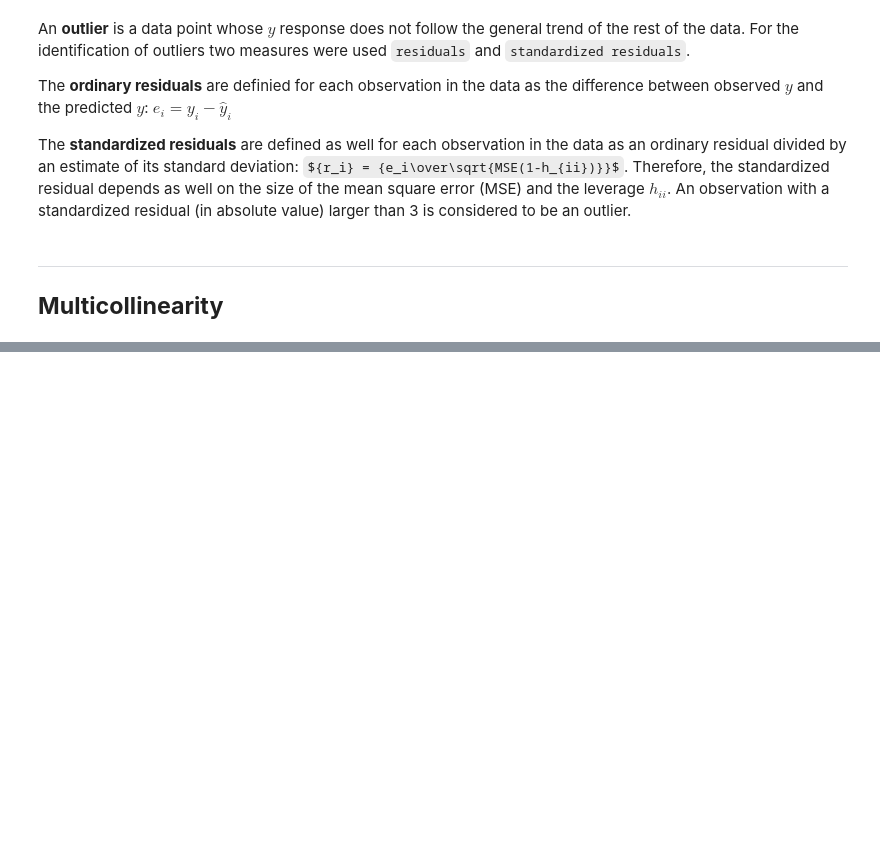
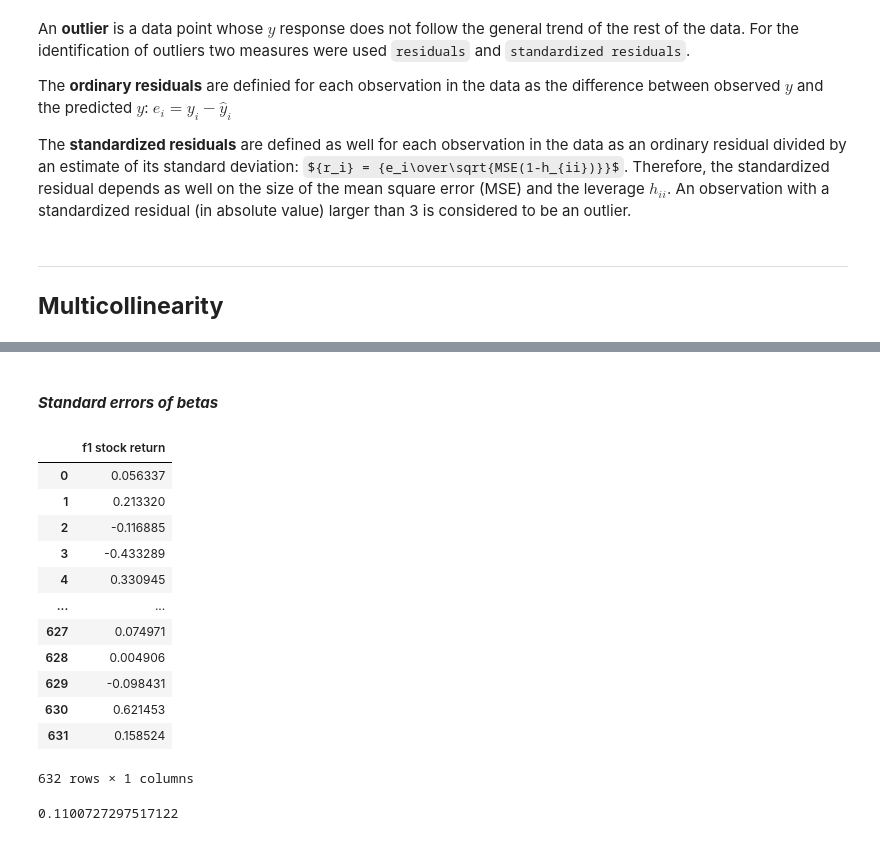
Before and after one commit to myrosandrade89/IA2_Module5, a Jupyter notebook: first_evidence/main.ipynb, the cells around one changed output, grey strips where cells are left out. Drawn from its saved outputs; the diff is of its cells as text; code cells hidden in the pictures; some formulas as TeX source; blank space fills up the shorter version.

```diff
--- a/first_evidence/main.ipynb
+++ b/first_evidence/main.ipynb
@@ -226,0 +329,5 @@ The **standardized residuals** are defined as well for each observation in the d
+# %%
+# Defining the variables
+y_variable = x[['f1 stock return']]
+x_variables = x[['medium firm', 'big firm', 'epsp', 'profit margin', 'book/market', 'short leverage', 'beta0 coefficient']]
+x_variables_transpose = x_variables.T
@@ -226,0 +336,4 @@ The **standardized residuals** are defined as well for each observation in the d
+# %%
+# Calculating the beta coefficients
+beta_coefficients = (np.linalg.inv(x_variables_transpose.dot(x_variables))).dot(x_variables_transpose.dot(y_variable))
+beta_coefficients
@@ -226,0 +348,35 @@ The **standardized residuals** are defined as well for each observation in the d
+# %% [markdown]
+#### ***Standard errors of betas***
+# %%
+# Defining the y_prediction
+y_predict = pd.DataFrame()
+y_predict['f1 stock return'] = x_variables.dot(beta_coefficients)
+
+# Defining the global variables
+n = y_predict.shape[0]
+matrix_one = np.full((n, 1), 1)
+# %%
+# Calculating the error
+error = y_variable - y_predict
+error_transpose = error.T
+error
+# %% [output]
+|  | f1 stock return |
+| 0 | 0.056337 |
+| 1 | 0.213320 |
+| 2 | -0.116885 |
+| 3 | -0.433289 |
+| 4 | 0.330945 |
+| ... | ... |
+| 627 | 0.074971 |
+| 628 | 0.004906 |
+| 629 | -0.098431 |
+| 630 | 0.621453 |
+| 631 | 0.158524 |
+632 rows × 1 columns
+# %%
+# Calculating the covariance variance matrix of the error
+cov_var_error = (1 / (n - 1)) * (error_transpose.dot(error) - (1 / n) * (error_transpose.dot(matrix_one)).dot(error_transpose.dot(matrix_one).T))
+cov_var_error['f1 stock return'][0]
+# %% [output]
+0.1100727297517122
```
Also changed, not shown: parts of 39 cells of this notebook, 1 other file.
